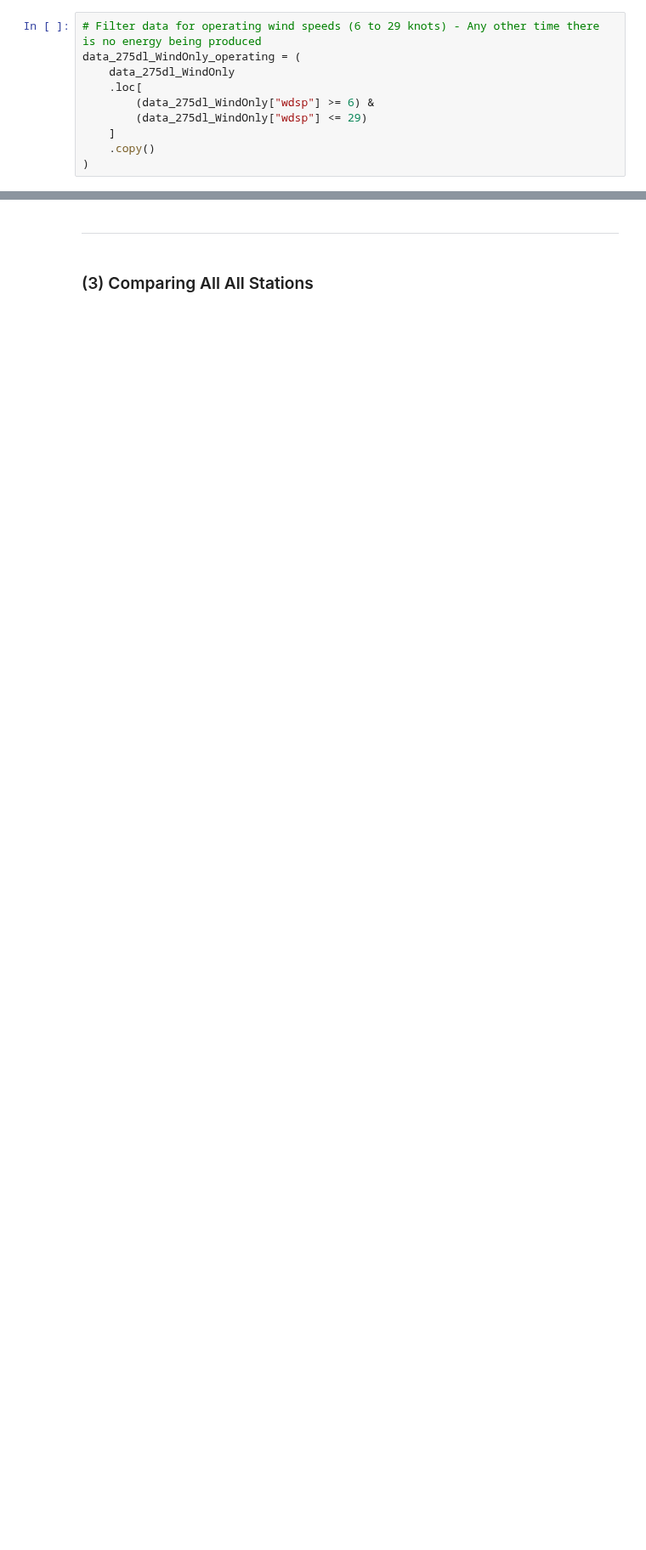
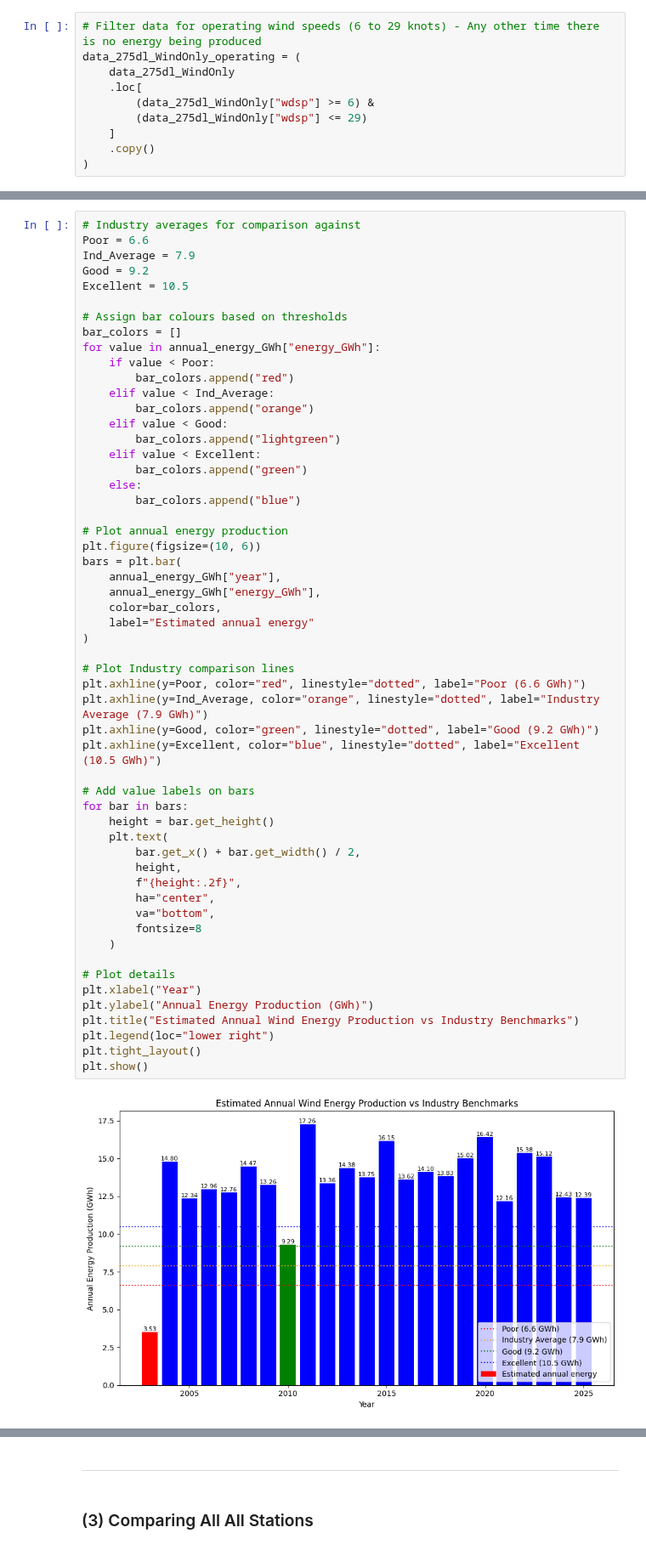
Before and after one commit to PectenMaximus/PFDA_2025_Project-, a Jupyter notebook: Project.ipynb, the cells around one changed output, grey strips where cells are left out. Shown at 85% size. Cells and saved outputs as stored; diff of their text form; blank space fills up the shorter version.

```diff
--- a/Project.ipynb
+++ b/Project.ipynb
@@ -1216,0 +1240,57 @@ plt.show()
+# %%
+# Industry averages for comparison against
+Poor = 6.6
+Ind_Average = 7.9
+Good = 9.2
+Excellent = 10.5
+
+# Assign bar colours based on thresholds
+bar_colors = []
+for value in annual_energy_GWh["energy_GWh"]:
+    if value < Poor:
+        bar_colors.append("red")
+    elif value < Ind_Average:
+        bar_colors.append("orange")
+    elif value < Good:
+        bar_colors.append("lightgreen")
+    elif value < Excellent:
+        bar_colors.append("green")
+    else:
+        bar_colors.append("blue")
+
+# Plot annual energy production
+plt.figure(figsize=(10, 6))
+bars = plt.bar(
+    annual_energy_GWh["year"],
+    annual_energy_GWh["energy_GWh"],
+    color=bar_colors,
+    label="Estimated annual energy"
+)
+
+# Plot Industry comparison lines
+plt.axhline(y=Poor, color="red", linestyle="dotted", label="Poor (6.6 GWh)")
+plt.axhline(y=Ind_Average, color="orange", linestyle="dotted", label="Industry Average (7.9 GWh)")
+plt.axhline(y=Good, color="green", linestyle="dotted", label="Good (9.2 GWh)")
+plt.axhline(y=Excellent, color="blue", linestyle="dotted", label="Excellent (10.5 GWh)")
+
+# Add value labels on bars
+for bar in bars:
+    height = bar.get_height()
+    plt.text(
+        bar.get_x() + bar.get_width() / 2,
+        height,
+        f"{height:.2f}",
+        ha="center",
+        va="bottom",
+        fontsize=8
+    )
+
+# Plot details
+plt.xlabel("Year")
+plt.ylabel("Annual Energy Production (GWh)")
+plt.title("Estimated Annual Wind Energy Production vs Industry Benchmarks")
+plt.legend(loc="lower right")
+plt.tight_layout()
+plt.show()
+# %% [output]
+[figure, added]
```
Also changed, not shown: parts of 27 cells of this notebook, 2 other files.
